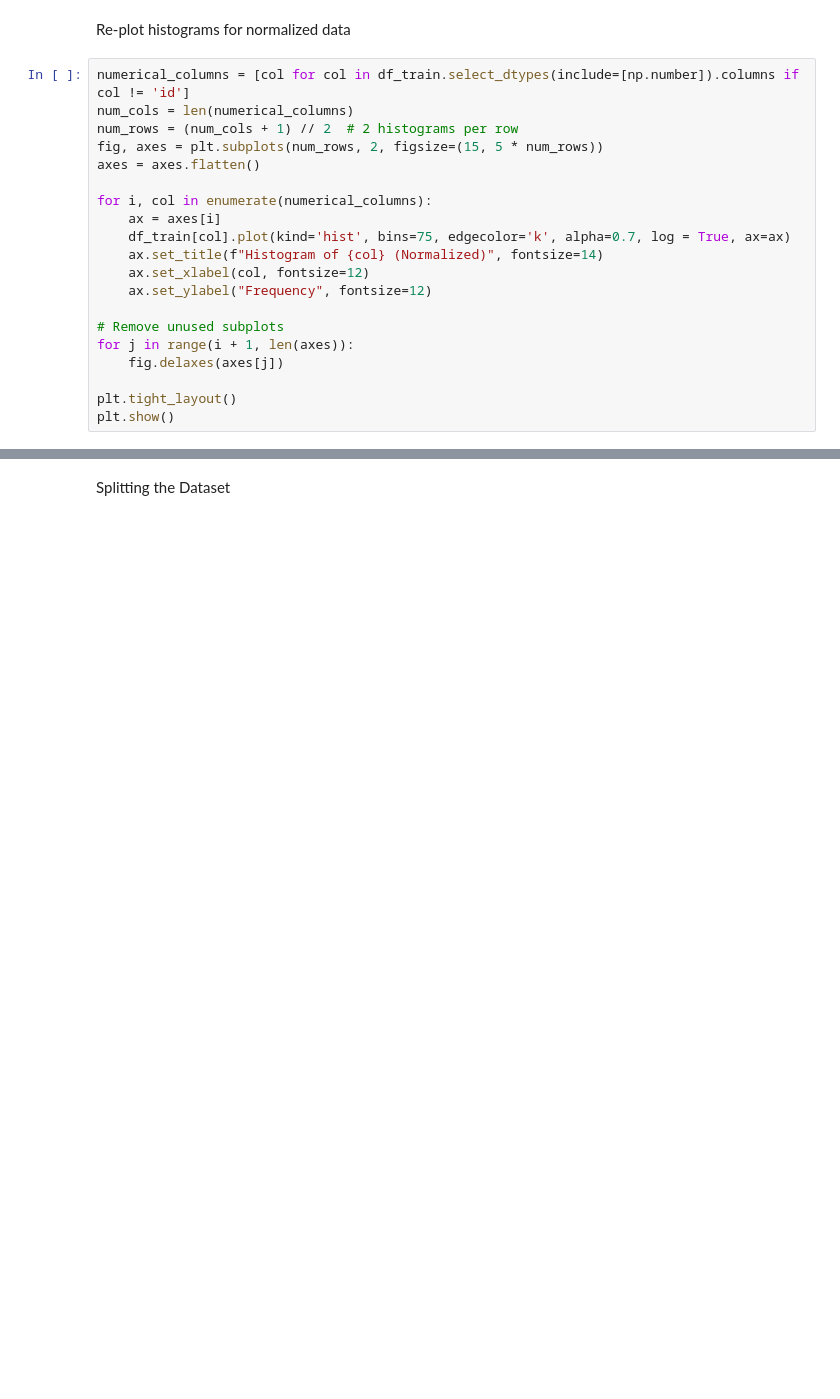
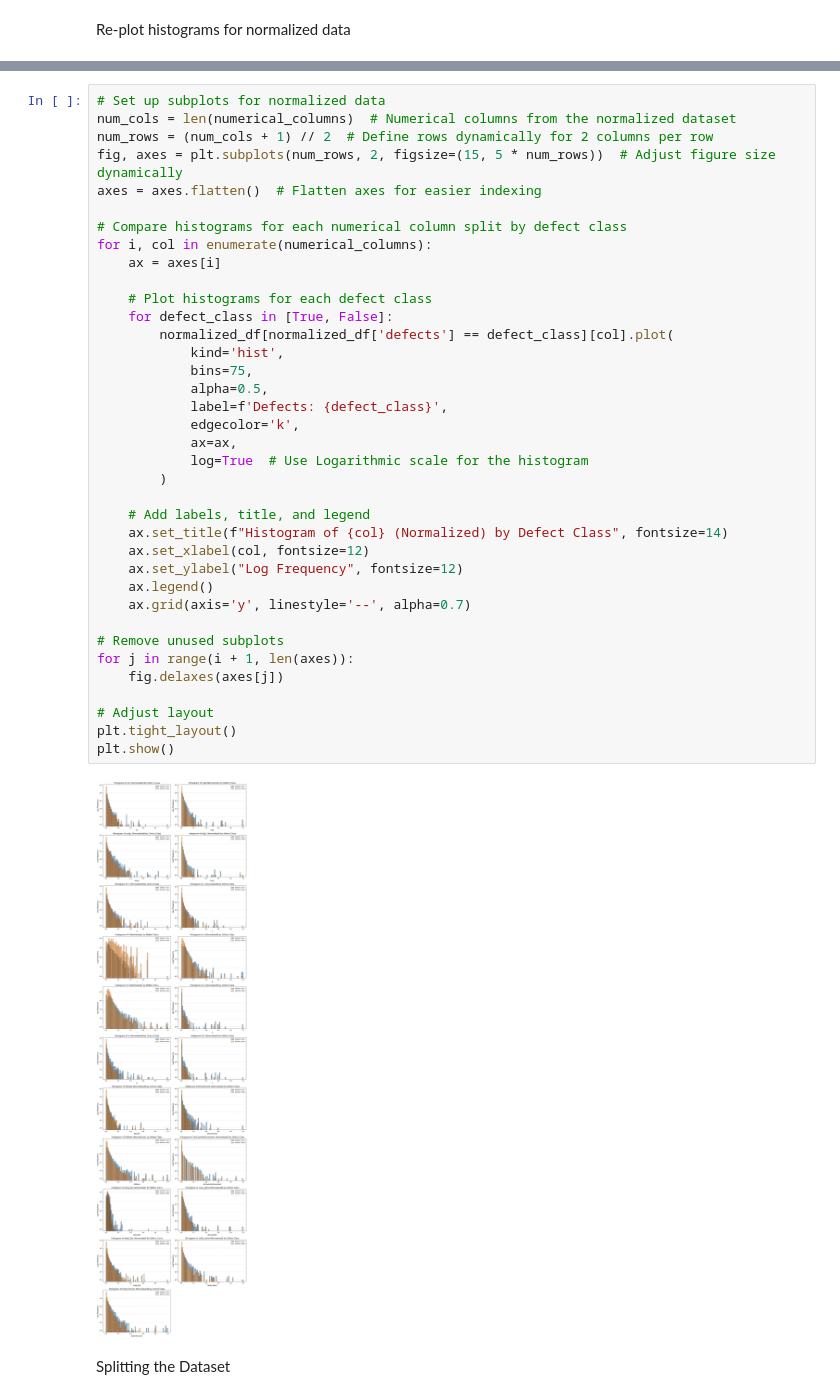
Before and after one commit to riverpengelly/Software_Defects_Prediction, a Jupyter notebook: Kaggle Tabular Data.ipynb, the cells around one changed output, grey strips where cells are left out. Drawn from its saved outputs; the diff is of its cells as text; blank space fills up the shorter version.

```diff
--- a/Kaggle Tabular Data.ipynb
+++ b/Kaggle Tabular Data.ipynb
@@ -437,23 +437,3 @@ print(normalized_df.head())
 4  0.002906  0.002481    0.0  0.002494  0.002014  0.000754  0.18  0.013462  0.021833  0.000022  0.000742  0.000022  0.002479   0.000000  0.009132                0.0  0.017073   0.005848  0.001845    0 ...
 # %% [markdown]
 Re-plot histograms for normalized data
-# %%
-numerical_columns = [col for col in df_train.select_dtypes(include=[np.number]).columns if col != 'id']
-num_cols = len(numerical_columns)
-num_rows = (num_cols + 1) // 2  # 2 histograms per row
-fig, axes = plt.subplots(num_rows, 2, figsize=(15, 5 * num_rows))
-axes = axes.flatten()
-
-for i, col in enumerate(numerical_columns):
-    ax = axes[i]
-    df_train[col].plot(kind='hist', bins=75, edgecolor='k', alpha=0.7, log = True, ax=ax)
-    ax.set_title(f"Histogram of {col} (Normalized)", fontsize=14)
-    ax.set_xlabel(col, fontsize=12)
-    ax.set_ylabel("Frequency", fontsize=12)
-
-# Remove unused subplots
-for j in range(i + 1, len(axes)):
-    fig.delaxes(axes[j])
-
-plt.tight_layout()
-plt.show()
@@ -462,3 +440,42 @@ plt.show()
+# %%
+# Set up subplots for normalized data
+num_cols = len(numerical_columns)  # Numerical columns from the normalized dataset
+num_rows = (num_cols + 1) // 2  # Define rows dynamically for 2 columns per row
+fig, axes = plt.subplots(num_rows, 2, figsize=(15, 5 * num_rows))  # Adjust figure size dynamically
+axes = axes.flatten()  # Flatten axes for easier indexing
+
+# Compare histograms for each numerical column split by defect class
+for i, col in enumerate(numerical_columns):
+    ax = axes[i]
+
+    # Plot histograms for each defect class
+    for defect_class in [True, False]:
+        normalized_df[normalized_df['defects'] == defect_class][col].plot(
+            kind='hist',
+            bins=75,
+            alpha=0.5,
+            label=f'Defects: {defect_class}',
+            edgecolor='k',
+            ax=ax,
+            log=True  # Use Logarithmic scale for the histogram
+        )
+
+    # Add labels, title, and legend
+    ax.set_title(f"Histogram of {col} (Normalized) by Defect Class", fontsize=14)
+    ax.set_xlabel(col, fontsize=12)
+    ax.set_ylabel("Log Frequency", fontsize=12)
+    ax.legend()
+    ax.grid(axis='y', linestyle='--', alpha=0.7)
+
+# Remove unused subplots
+for j in range(i + 1, len(axes)):
+    fig.delaxes(axes[j])
+
+# Adjust layout
+plt.tight_layout()
+plt.show()
+# %% [output]
+[figure, added]
 # %% [markdown]
 Splitting the Dataset
 # %%
```
Also changed, not shown: parts of 1 cell of this notebook.
